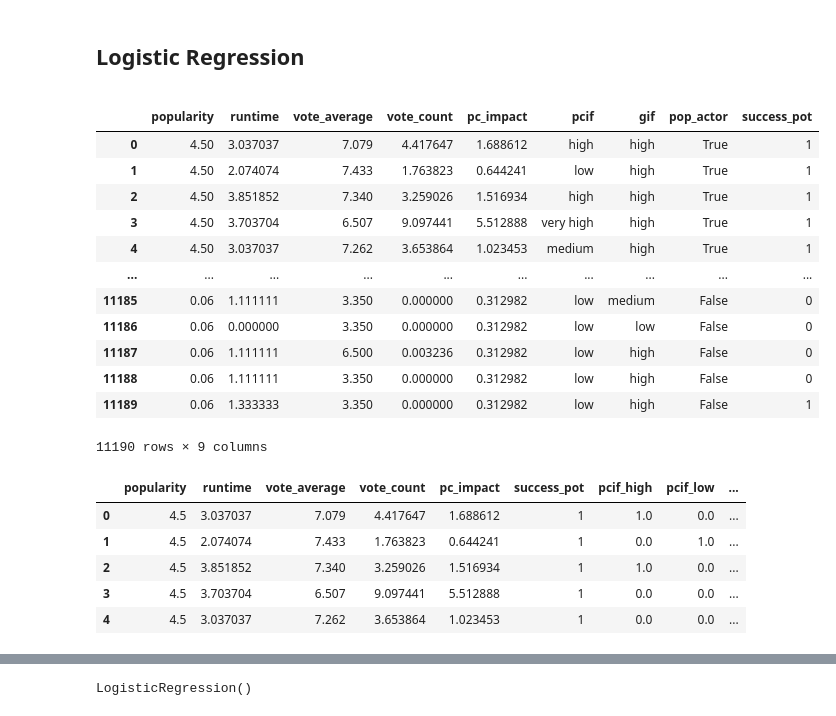
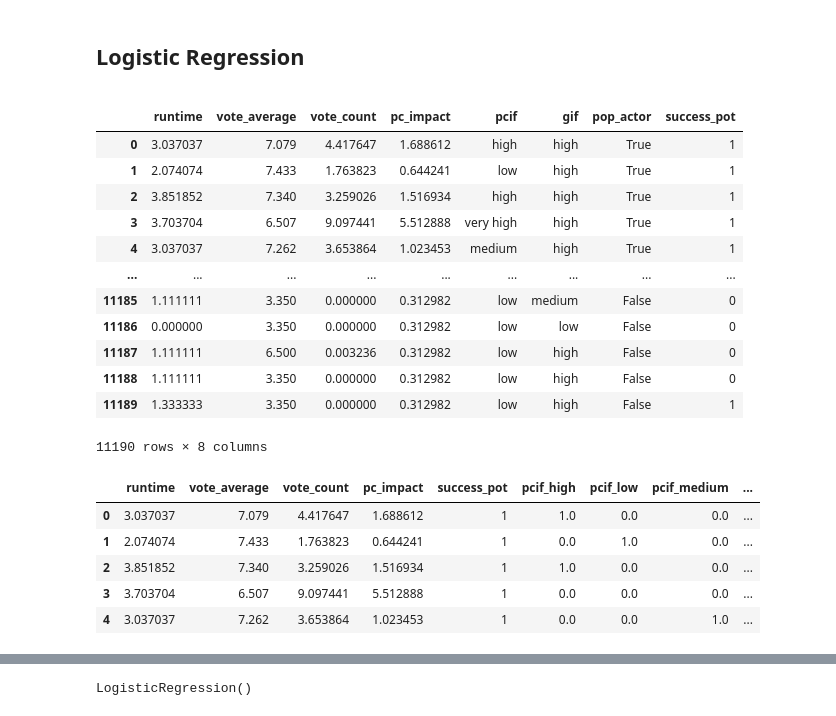
Before and after one commit to Samk104/Cinemalytics, a Jupyter notebook: Cinemalytics_Model.ipynb, the cells around one changed output, grey strips where cells are left out. Drawn from its saved outputs; the diff is of its cells as text; code cells hidden in the pictures.

```diff
--- a/Cinemalytics_Model.ipynb
+++ b/Cinemalytics_Model.ipynb
@@ -571,44 +571,45 @@ The false positive rate is:  0.34886025768087214
 # %%
 df_lg = pd.read_csv('movies_prepr_featureExt.csv',sep=r',', skipinitialspace=True)
 # %%
-df_lg = df_lg.drop(['title','genres','original_language','production_companies','release_year'], axis=1)
+df_lg = df_lg.drop(['title','genres','original_language','production_companies','release_year','popularity'], axis=1)
 df_lg
 # %% [output]
-|  | popularity | runtime | vote_average | vote_count | pc_impact | pcif | gif | pop_actor | success_pot |
-| 0 | 4.50 | 3.037037 | 7.079 | 4.417647 | 1.688612 | high | high | True | 1 |
-| 1 | 4.50 | 2.074074 | 7.433 | 1.763823 | 0.644241 | low | high | True | 1 |
-| 2 | 4.50 | 3.851852 | 7.340 | 3.259026 | 1.516934 | high | high | True | 1 |
-| 3 | 4.50 | 3.703704 | 6.507 | 9.097441 | 5.512888 | very high | high | True | 1 |
-| 4 | 4.50 | 3.037037 | 7.262 | 3.653864 | 1.023453 | medium | high | True | 1 |
-| ... | ... | ... | ... | ... | ... | ... | ... | ... | ... |
-| 11185 | 0.06 | 1.111111 | 3.350 | 0.000000 | 0.312982 | low | medium | False | 0 |
-| 11186 | 0.06 | 0.000000 | 3.350 | 0.000000 | 0.312982 | low | low | False | 0 |
-| 11187 | 0.06 | 1.111111 | 6.500 | 0.003236 | 0.312982 | low | high | False | 0 |
-| 11188 | 0.06 | 1.111111 | 3.350 | 0.000000 | 0.312982 | low | high | False | 0 |
-| 11189 | 0.06 | 1.333333 | 3.350 | 0.000000 | 0.312982 | low | high | False | 1 |
+|  | runtime | vote_average | vote_count | pc_impact | pcif | gif | pop_actor | success_pot |
+| 0 | 3.037037 | 7.079 | 4.417647 | 1.688612 | high | high | True | 1 |
+| 1 | 2.074074 | 7.433 | 1.763823 | 0.644241 | low | high | True | 1 |
+| 2 | 3.851852 | 7.340 | 3.259026 | 1.516934 | high | high | True | 1 |
+| 3 | 3.703704 | 6.507 | 9.097441 | 5.512888 | very high | high | True | 1 |
+| 4 | 3.037037 | 7.262 | 3.653864 | 1.023453 | medium | high | True | 1 |
+| ... | ... | ... | ... | ... | ... | ... | ... | ... |
+| 11185 | 1.111111 | 3.350 | 0.000000 | 0.312982 | low | medium | False | 0 |
+| 11186 | 0.000000 | 3.350 | 0.000000 | 0.312982 | low | low | False | 0 |
+| 11187 | 1.111111 | 6.500 | 0.003236 | 0.312982 | low | high | False | 0 |
+| 11188 | 1.111111 | 3.350 | 0.000000 | 0.312982 | low | high | False | 0 |
+| 11189 | 1.333333 | 3.350 | 0.000000 | 0.312982 | low | high | False | 1 |
-11190 rows × 9 columns
+11190 rows × 8 columns
 # %%
 from sklearn.preprocessing import OneHotEncoder
 oh_encoder = OneHotEncoder(handle_unknown='ignore')
-# Assuming your categorical features are in columns 0, 1, and 2
-X_encoded = oh_encoder.fit_transform(df_lg.iloc[:, 5:8])
+
+X_encoded = oh_encoder.fit_transform(df_lg.iloc[:, 4:7])
 
 # Convert the sparse matrix to a dense NumPy array
 X_encoded_array = X_encoded.toarray()
 
 # Create a new DataFrame with the encoded features
 df_lg_encoded = pd.DataFrame(X_encoded_array, columns=oh_encoder.get_feature_names_out())
-df_lg_encoded = pd.concat([df_lg, df_lg_encoded], axis=1)
+# df_lg_encoded = pd.concat([df_lg, df_lg_encoded], axis=1)
 
-df_lg_final = df_lg_encoded.drop(df_lg.columns[5:8], axis=1)
+df_lg_final = pd.concat([df_lg, df_lg_encoded], axis=1)
+df_lg_final = df_lg_final.drop(df_lg.columns[4:7], axis=1)
 df_lg_final.head(5)
 # %% [output]
-|  | popularity | runtime | vote_average | vote_count | pc_impact | success_pot | pcif_high | pcif_low | ... |
-| 0 | 4.5 | 3.037037 | 7.079 | 4.417647 | 1.688612 | 1 | 1.0 | 0.0 | ... |
-| 1 | 4.5 | 2.074074 | 7.433 | 1.763823 | 0.644241 | 1 | 0.0 | 1.0 | ... |
-| 2 | 4.5 | 3.851852 | 7.340 | 3.259026 | 1.516934 | 1 | 1.0 | 0.0 | ... |
-| 3 | 4.5 | 3.703704 | 6.507 | 9.097441 | 5.512888 | 1 | 0.0 | 0.0 | ... |
-| 4 | 4.5 | 3.037037 | 7.262 | 3.653864 | 1.023453 | 1 | 0.0 | 0.0 | ... |
+|  | runtime | vote_average | vote_count | pc_impact | success_pot | pcif_high | pcif_low | pcif_medium | ... |
+| 0 | 3.037037 | 7.079 | 4.417647 | 1.688612 | 1 | 1.0 | 0.0 | 0.0 | ... |
+| 1 | 2.074074 | 7.433 | 1.763823 | 0.644241 | 1 | 0.0 | 1.0 | 0.0 | ... |
+| 2 | 3.851852 | 7.340 | 3.259026 | 1.516934 | 1 | 1.0 | 0.0 | 0.0 | ... |
+| 3 | 3.703704 | 6.507 | 9.097441 | 5.512888 | 1 | 0.0 | 0.0 | 0.0 | ... |
+| 4 | 3.037037 | 7.262 | 3.653864 | 1.023453 | 1 | 0.0 | 0.0 | 1.0 | ... |
 # %%
 
 X_lg = df_lg_final.drop('success_pot', axis=1)
```
Also changed, not shown: parts of 29 cells of this notebook, 2 other files.
